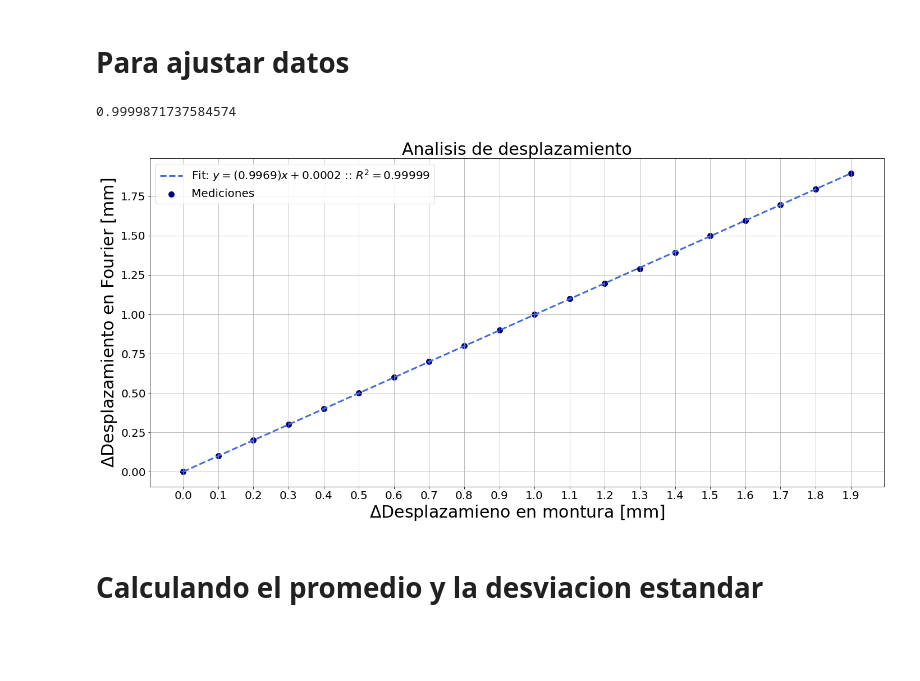
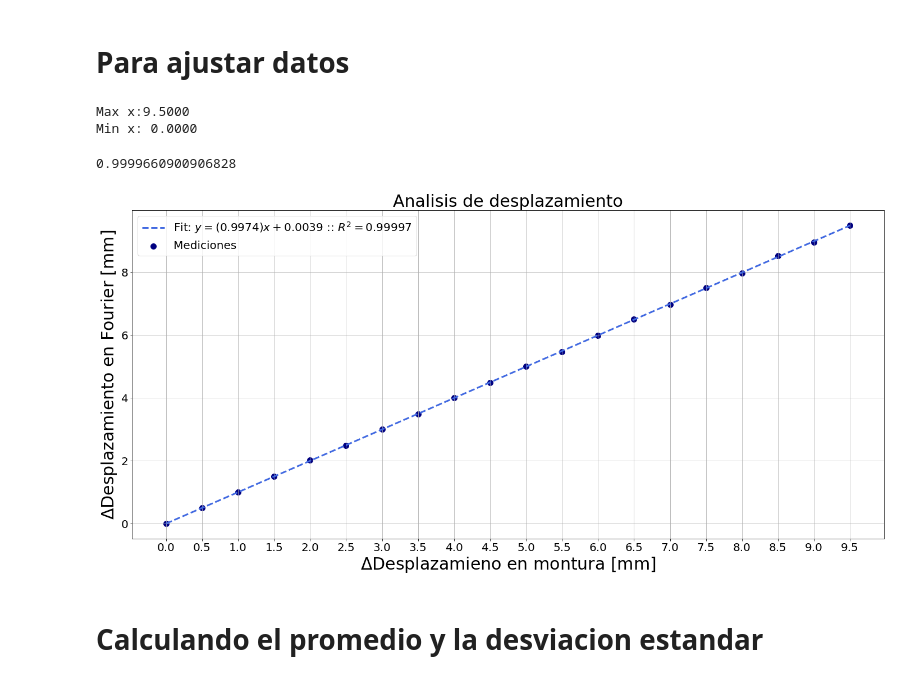
Before and after one commit to AlejandroGoper/Codigos_Tesis, a Jupyter notebook: Mediciones/18-10-2021/utilidades.ipynb, the cells around one changed output. Cells and saved outputs as stored; diff of their text form; code cells hidden in the pictures; blank space fills up the shorter version.

```diff
--- a/Mediciones/18-10-2021/utilidades.ipynb
+++ b/Mediciones/18-10-2021/utilidades.ipynb
@@ -11,7 +11,7 @@ def cargar_datos(path, file):
     return n_medicion, desplazamiento_fourier
 # %%
 path = ""
-filename = "1GAP_100um_analisis_desplazamiento.dat"
+filename = "1GAP_500um_analisis_desplazamiento.dat"
 
 x, y = cargar_datos(path="", file=filename)
 # Cambiando a mm
@@ -23,6 +23,11 @@ delta_y = y - y[0]
 
 # x contiene el desplazamiento de la monturaa en um
 # y contiene la posicion del maximo en el espacio de fourier
+
+print("Max x:%.4f \nMin x: %.4f"%(delta_x.max(),delta_x.min()))
+# %% [output]
+Max x:9.5000
+Min x: 0.0000
 # %%
 # Realizando ajuste
 
@@ -42,7 +47,7 @@ pars, cov = curve_fit(
 a, b = pars[:]
 
 # Definiendo dominio de la funcion ajustada
-x_fit = np.arange(0, 2, 0.1)
+x_fit = np.arange(0, 10, 0.5)
 # Evaluando funcion ajustada
 y_fit = f(x_fit, a, b)
 
@@ -52,7 +57,7 @@ ss_tot = np.sum((delta_y-delta_y.mean())**2)
 r_square= 1-ss_res/ss_tot
 print(r_square)
 # %% [output]
-0.9999871737584574
+0.9999660900906828
 # %%
 
 """
@@ -71,36 +76,36 @@ fig.subplots_adjust(wspace=1.2)
 # Cambiando el tamano de la fuente en todos los ejes
 plt.rcParams.update({'font.size': 20})
 
 # Graficando el espectro optico inicial
 ax = plt.subplot(1, 1, 1)
 
 # Titulo del grafico
 ax.set_title(
     label=r"Analisis de desplazamiento", fontsize=30)
 
 
 graph_data = ax.scatter(delta_x[:], delta_y[:], s=400, marker=".", c="navy", label="Mediciones")
 
 # Decidiendo label fit:
 if(b<0):
     label_fit = r"Fit: $y = (%.4f)x %.4f$ :: $R^{2}= %.5f$" % (a,b,r_square)
 else:
     label_fit = r"Fit: $y = (%.4f)x + %.4f$ :: $R^{2}= %.5f$" % (a,b,r_square)
 
 graph_fit = ax.plot(x_fit, y_fit, c="royalblue", linestyle="dashed",
 linewidth=3, label=label_fit)
 
 ax.set_xlabel(r"$\Delta$Desplazamieno en montura [mm]", fontsize=30)
 ax.set_ylabel("$\Delta$Desplazamiento en Fourier [mm]", fontsize=30)
 ax.grid()
-ax.set_xticks(np.arange(0, 2, 0.1))
+ax.set_xticks(np.arange(0, 10, 0.5))
 #ax.set_ylim([0, 1300])
 ax.legend(loc="best", fontsize=20)
 #plt.savefig(path + filename[0:-4]+".png")
-plt.savefig(path + "seguimiento_envolventes_normalizada_100um.png")
+plt.savefig(path + "seguimiento_envolventes_normalizada_500um.png")
 plt.show()
 # %% [output]
-[figure, old version]
+[figure, new version]
 # %% [markdown]
 # Calculando el promedio y la desviacion estandar
 # %%
```
